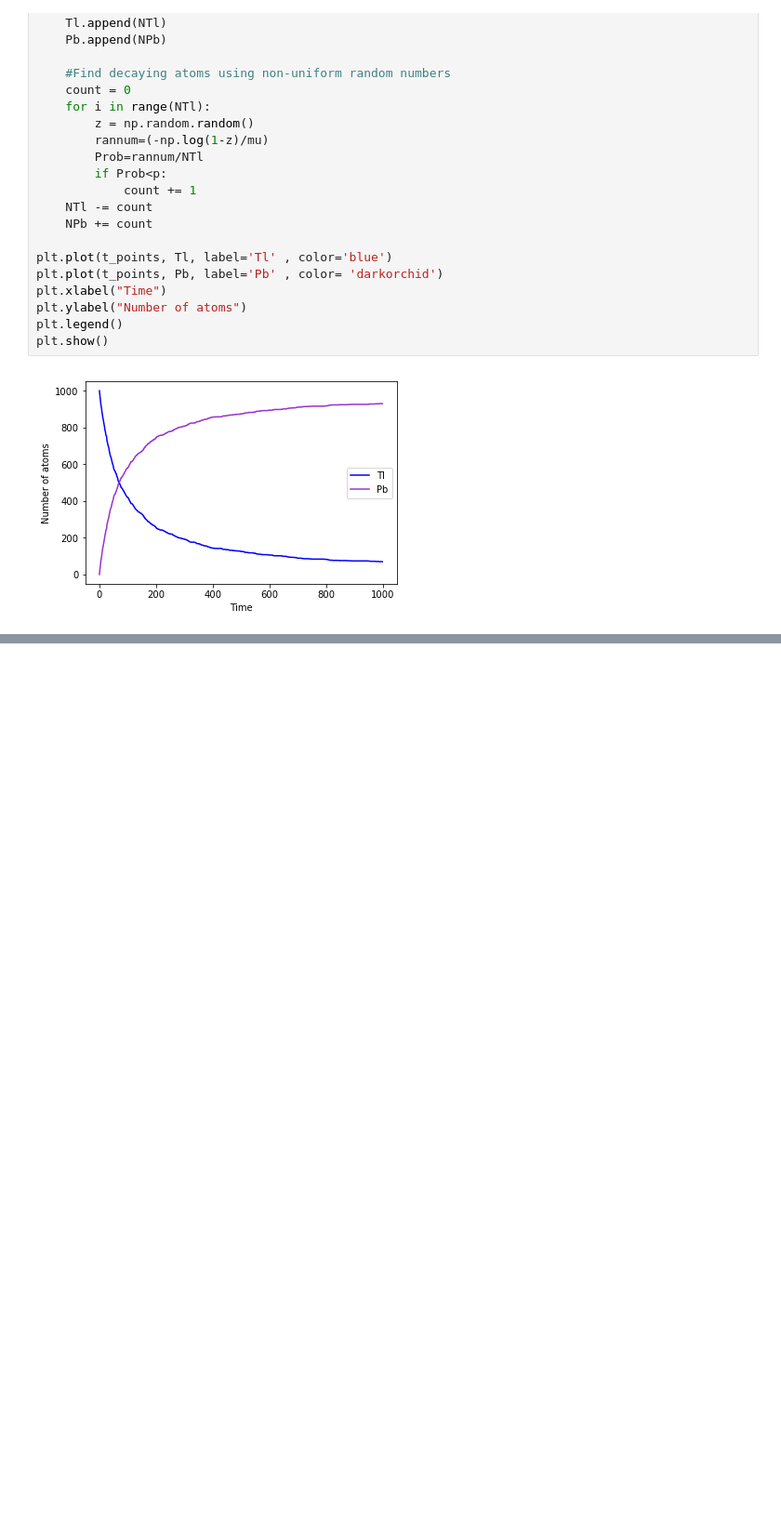
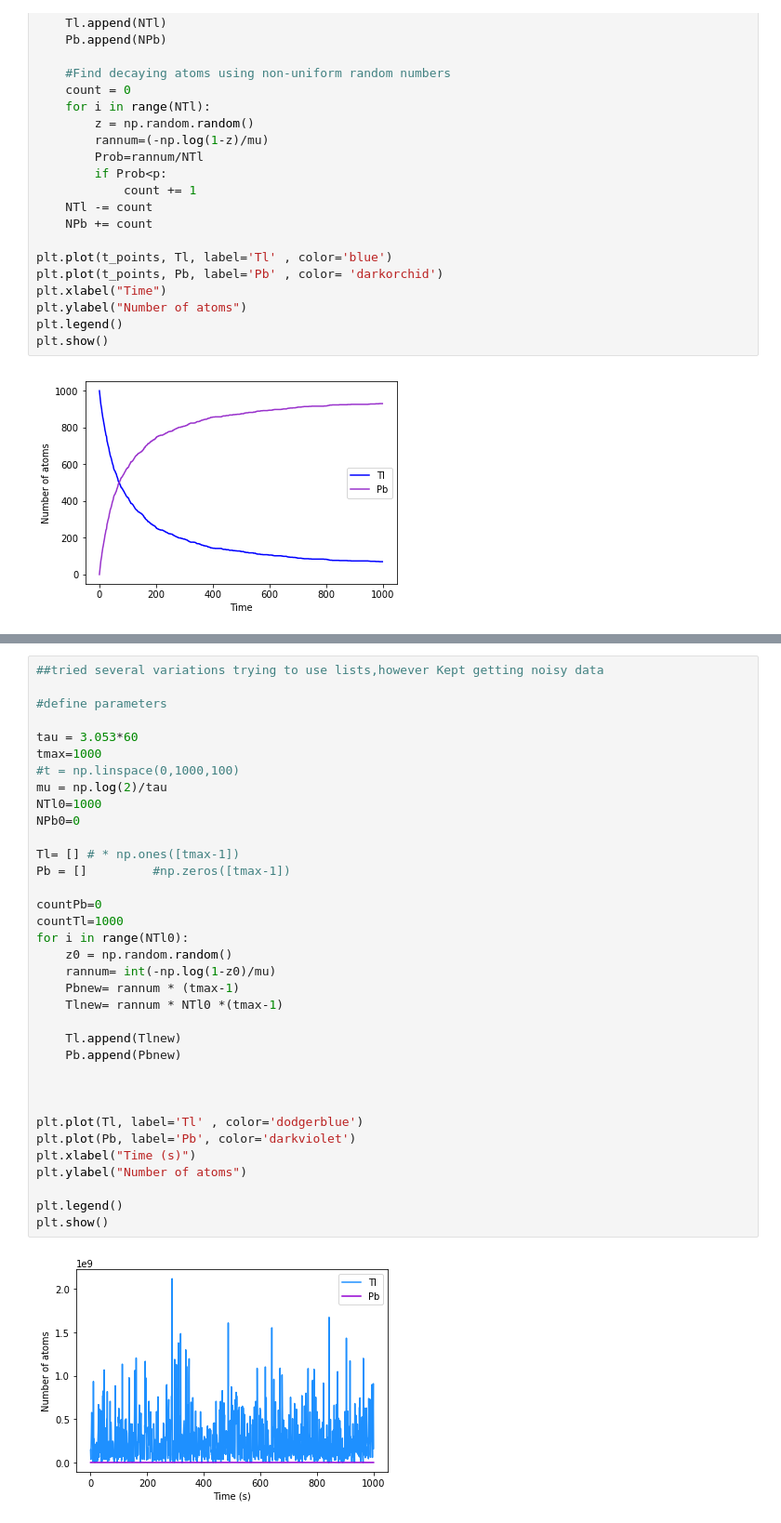
Before and after one commit to katieran4/2017-cmp, a Jupyter notebook: Decay2-checkpoint.ipynb, the cells around one changed output, grey strips where cells are left out. Shown at 93% size. Cells and saved outputs as stored; diff of their text form; blank space fills up the shorter version.

```diff
--- a/Decay2-checkpoint.ipynb
+++ b/Decay2-checkpoint.ipynb
@@ -43,0 +88,37 @@ plt.show()
+# %%
+##tried several variations trying to use lists,however Kept getting noisy data
+
+#define parameters
+
+tau = 3.053*60
+tmax=1000
+#t = np.linspace(0,1000,100)
+mu = np.log(2)/tau
+NTl0=1000
+NPb0=0
+
+Tl= [] # * np.ones([tmax-1])
+Pb = []         #np.zeros([tmax-1])
+
+countPb=0
+countTl=1000
+for i in range(NTl0):
+    z0 = np.random.random()
+    rannum= int(-np.log(1-z0)/mu)
+    Pbnew= rannum * (tmax-1)
+    Tlnew= rannum * NTl0 *(tmax-1)
+
+    Tl.append(Tlnew)
+    Pb.append(Pbnew)
+
+
+
+plt.plot(Tl, label='Tl' , color='dodgerblue')
+plt.plot(Pb, label='Pb', color='darkviolet')
+plt.xlabel("Time (s)")
+plt.ylabel("Number of atoms")
+
+plt.legend()
+plt.show()
+# %% [output]
+[figure, added]
```
Also changed, not shown: parts of 2 cells of this notebook.
